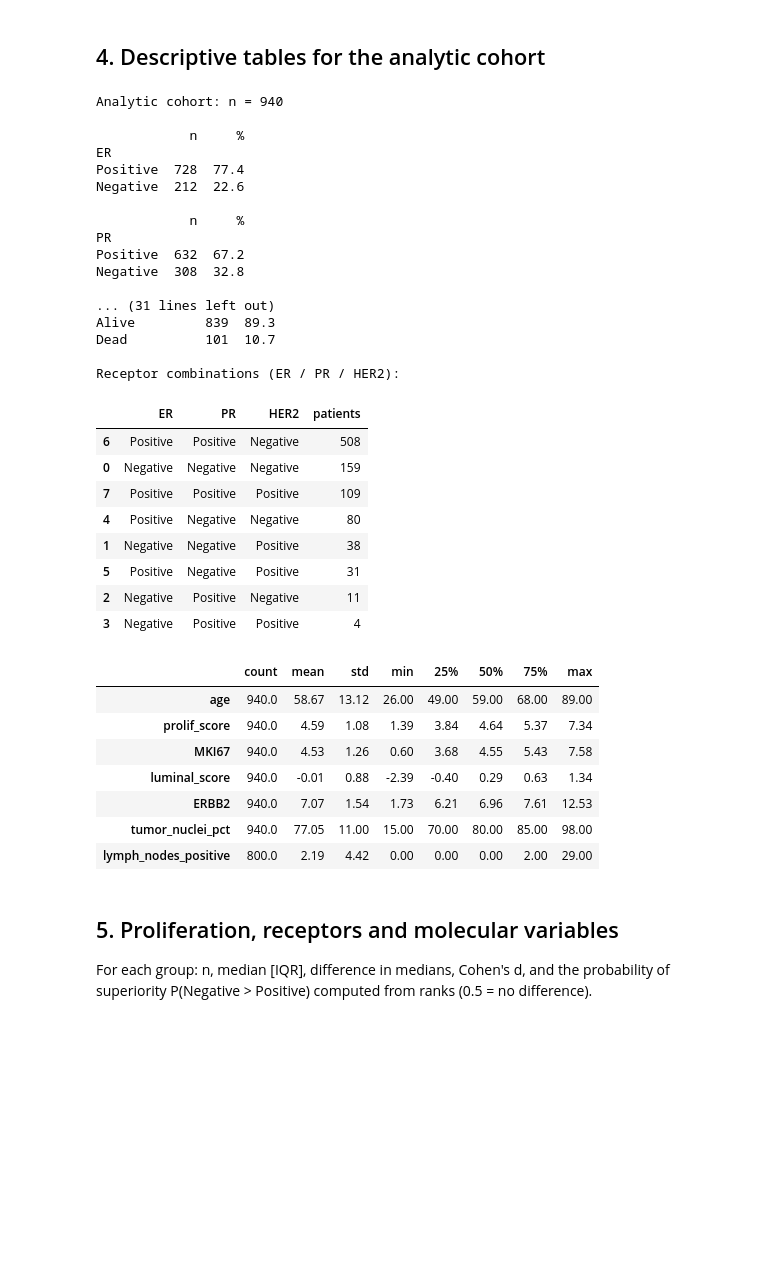
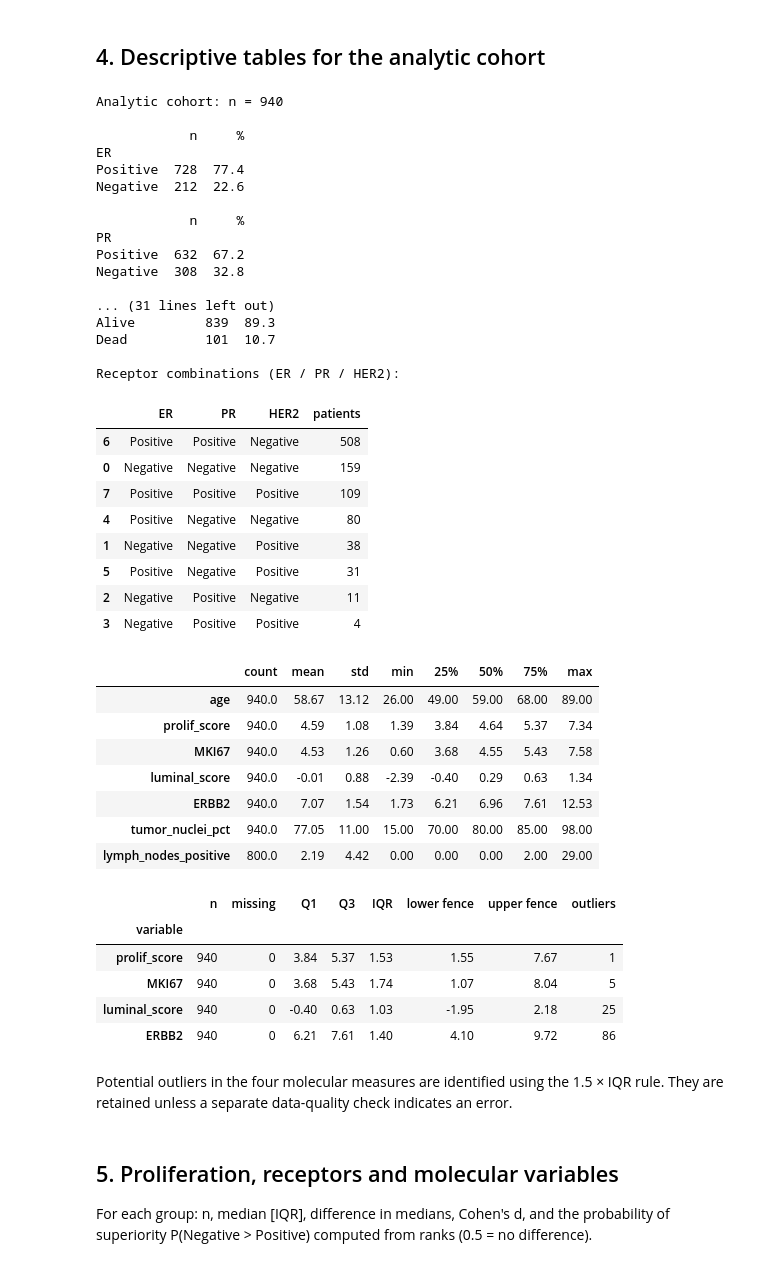
Before and after one commit to Pouria-8118/Statistics-Project-TCGA-BRCA, a Jupyter notebook: notebooks/04_integration_descriptives_final_question.ipynb, the cells around one changed output. Cells and saved outputs as stored; diff of their text form; code cells hidden in the pictures; blank space fills up the shorter version.

```diff
--- a/notebooks/04_integration_descriptives_final_question.ipynb
+++ b/notebooks/04_integration_descriptives_final_question.ipynb
@@ -206,6 +268,40 @@ print("Receptor combinations (ER / PR / HER2):")
 display(co.groupby(["ER", "PR", "HER2"]).size().rename("patients").reset_index().sort_values("patients", ascending=False))
 num = ["age", PROLIF, "MKI67", "luminal_score", "ERBB2", "tumor_nuclei_pct", "lymph_nodes_positive"]
 display(co[num].describe(percentiles=[.25, .5, .75]).T.round(2))
+
+molecular_vars = [PROLIF, "MKI67", "luminal_score", "ERBB2"]
+
+outlier_rows = []
+
+for variable in molecular_vars:
+    x = pd.to_numeric(co[variable], errors="coerce")
+    valid = x.dropna()
+
+    q1, q3 = valid.quantile([0.25, 0.75])
+    iqr = q3 - q1
+
+    lower = q1 - 1.5 * iqr
+    upper = q3 + 1.5 * iqr
+
+    flagged = (valid < lower) | (valid > upper)
+
+    outlier_rows.append({
+        "variable": variable,
+        "n": len(valid),
+        "missing": x.isna().sum(),
+        "Q1": q1,
+        "Q3": q3,
+        "IQR": iqr,
+        "lower fence": lower,
+        "upper fence": upper,
+        "outliers": int(flagged.sum())
+    })
+
+display(
+    pd.DataFrame(outlier_rows)
+      .set_index("variable")
+      .round(2)
+)
 # %% [output]
 Analytic cohort: n = 940
 
@@ -214,33 +310,41 @@ ER
 Positive  728  77.4
 Negative  212  22.6
 
             n     %
 PR
 Positive  632  67.2
 Negative  308  32.8
 
 ... (31 lines left out)
 Alive         839  89.3
 Dead          101  10.7
 
 Receptor combinations (ER / PR / HER2):
 |  | ER | PR | HER2 | patients |
 | 6 | Positive | Positive | Negative | 508 |
 | 0 | Negative | Negative | Negative | 159 |
 | 7 | Positive | Positive | Positive | 109 |
 | 4 | Positive | Negative | Negative | 80 |
 | 1 | Negative | Negative | Positive | 38 |
 | 5 | Positive | Negative | Positive | 31 |
 | 2 | Negative | Positive | Negative | 11 |
 | 3 | Negative | Positive | Positive | 4 |
 |  | count | mean | std | min | 25% | 50% | 75% | max |
 | age | 940.0 | 58.67 | 13.12 | 26.00 | 49.00 | 59.00 | 68.00 | 89.00 |
 | prolif_score | 940.0 | 4.59 | 1.08 | 1.39 | 3.84 | 4.64 | 5.37 | 7.34 |
 | MKI67 | 940.0 | 4.53 | 1.26 | 0.60 | 3.68 | 4.55 | 5.43 | 7.58 |
 | luminal_score | 940.0 | -0.01 | 0.88 | -2.39 | -0.40 | 0.29 | 0.63 | 1.34 |
 | ERBB2 | 940.0 | 7.07 | 1.54 | 1.73 | 6.21 | 6.96 | 7.61 | 12.53 |
 | tumor_nuclei_pct | 940.0 | 77.05 | 11.00 | 15.00 | 70.00 | 80.00 | 85.00 | 98.00 |
 | lymph_nodes_positive | 800.0 | 2.19 | 4.42 | 0.00 | 0.00 | 0.00 | 2.00 | 29.00 |
+|  | n | missing | Q1 | Q3 | IQR | lower fence | upper fence | outliers |
+| variable |  |  |  |  |  |  |  |  |
+| prolif_score | 940 | 0 | 3.84 | 5.37 | 1.53 | 1.55 | 7.67 | 1 |
+| MKI67 | 940 | 0 | 3.68 | 5.43 | 1.74 | 1.07 | 8.04 | 5 |
+| luminal_score | 940 | 0 | -0.40 | 0.63 | 1.03 | -1.95 | 2.18 | 25 |
+| ERBB2 | 940 | 0 | 6.21 | 7.61 | 1.40 | 4.10 | 9.72 | 86 |
+# %% [markdown]
+Potential outliers in the four molecular measures are identified using the 1.5 × IQR rule. They are retained unless a separate data-quality check indicates an error.
 # %% [markdown]
 ## 5. Proliferation, receptors and molecular variables
 
```
Also changed, not shown: parts of 2 cells of this notebook, 7 other files.
